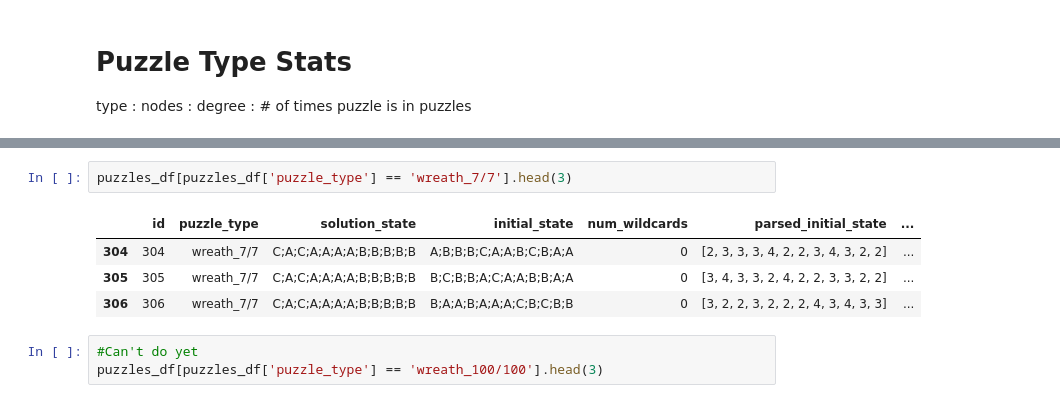
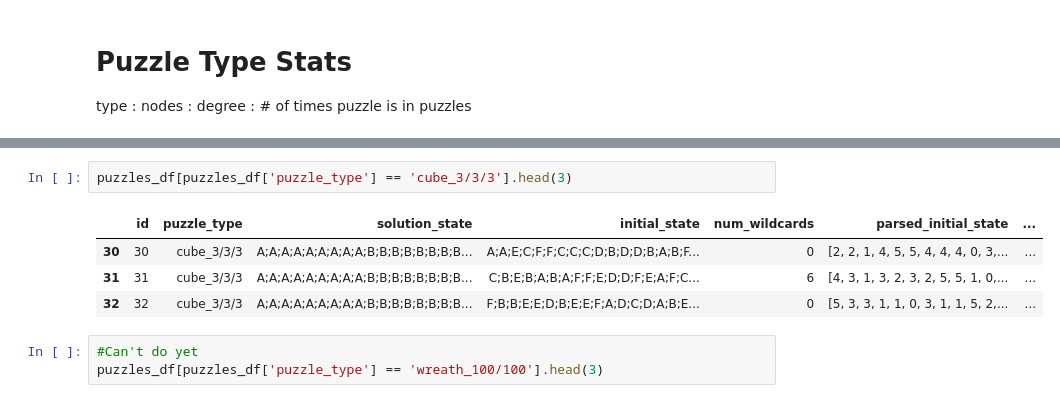
Before and after one commit to timothygao8710/Polytope-Permutation-Puzzle, a Jupyter notebook: Stats.ipynb, the cells around one changed output, grey strips where cells are left out. Drawn from its saved outputs; the diff is of its cells as text.

```diff
--- a/Stats.ipynb
+++ b/Stats.ipynb
@@ -255,12 +256,12 @@ globe_3/33 --> 264 140 4
 globe_33/3 --> 264 140 4
 globe_8/25 --> 450 118 2
 # %%
-puzzles_df[puzzles_df['puzzle_type'] == 'wreath_7/7'].head(3)
+puzzles_df[puzzles_df['puzzle_type'] == 'cube_3/3/3'].head(3)
 # %% [output]
 |  | id | puzzle_type | solution_state | initial_state | num_wildcards | parsed_initial_state | ... |
-| 304 | 304 | wreath_7/7 | C;A;C;A;A;A;A;B;B;B;B;B | A;B;B;B;C;A;A;B;C;B;A;A | 0 | [2, 3, 3, 3, 4, 2, 2, 3, 4, 3, 2, 2] | ... |
-| 305 | 305 | wreath_7/7 | C;A;C;A;A;A;A;B;B;B;B;B | B;C;B;B;A;C;A;A;B;B;A;A | 0 | [3, 4, 3, 3, 2, 4, 2, 2, 3, 3, 2, 2] | ... |
-| 306 | 306 | wreath_7/7 | C;A;C;A;A;A;A;B;B;B;B;B | B;A;A;B;A;A;A;C;B;C;B;B | 0 | [3, 2, 2, 3, 2, 2, 2, 4, 3, 4, 3, 3] | ... |
+| 30 | 30 | cube_3/3/3 | A;A;A;A;A;A;A;A;A;B;B;B;B;B;B;B;B... | A;A;E;C;F;F;C;C;C;D;B;D;D;B;A;B;F... | 0 | [2, 2, 1, 4, 5, 5, 4, 4, 4, 0, 3,... | ... |
+| 31 | 31 | cube_3/3/3 | A;A;A;A;A;A;A;A;A;B;B;B;B;B;B;B;B... | C;B;E;B;A;B;A;F;F;E;D;D;F;E;A;F;C... | 6 | [4, 3, 1, 3, 2, 3, 2, 5, 5, 1, 0,... | ... |
+| 32 | 32 | cube_3/3/3 | A;A;A;A;A;A;A;A;A;B;B;B;B;B;B;B;B... | F;B;B;E;E;D;B;E;E;F;A;D;C;D;A;B;E... | 0 | [5, 3, 3, 1, 1, 0, 3, 1, 1, 5, 2,... | ... |
 # %%
 #Can't do yet
 puzzles_df[puzzles_df['puzzle_type'] == 'wreath_100/100'].head(3)
```
Also changed, not shown: parts of 5 cells of this notebook, 1 other file.
